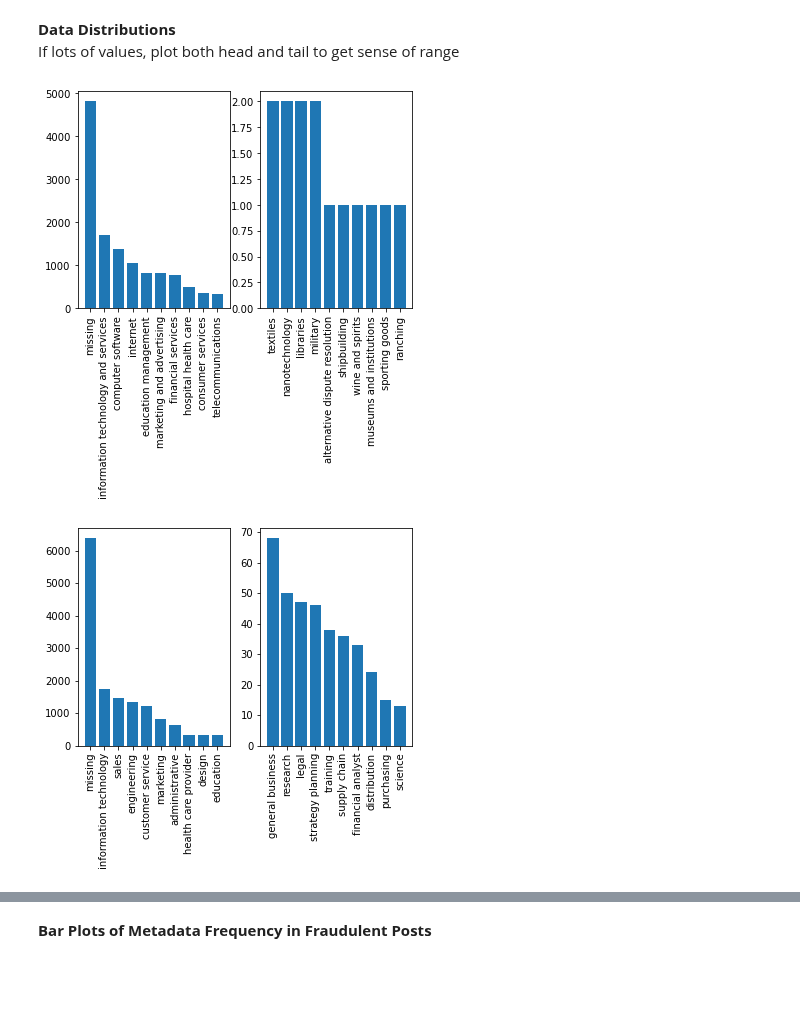
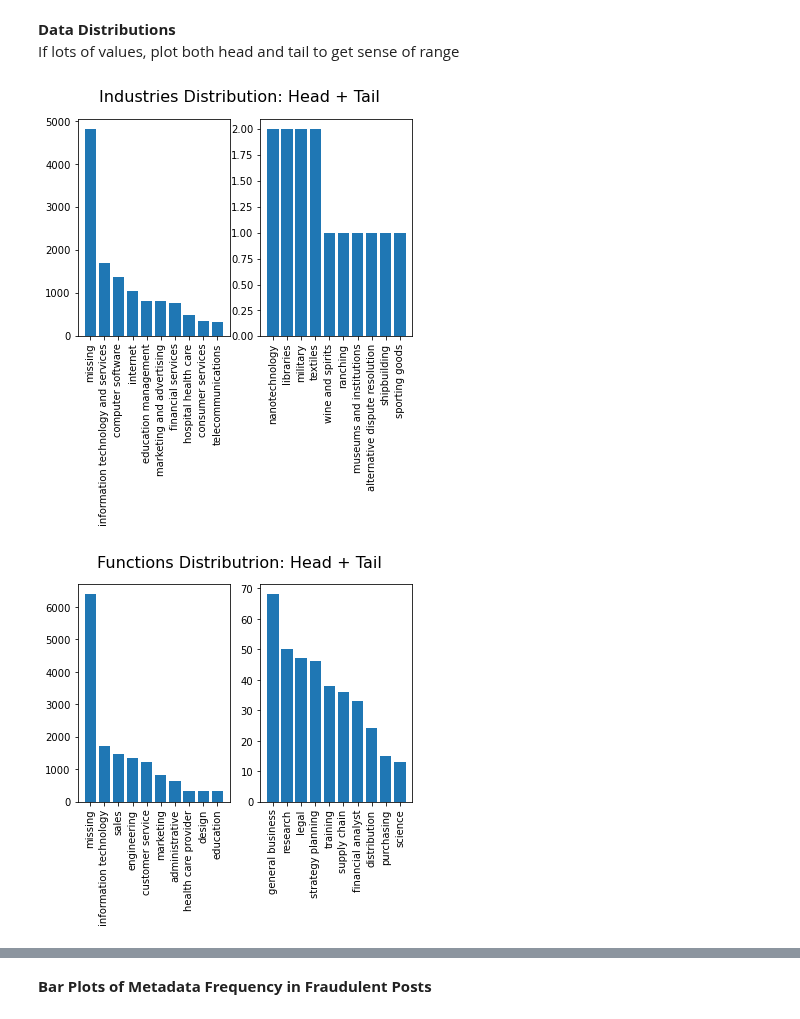
Before and after one commit to anuragkumar/fake-job-posting-prediction, a Jupyter notebook: fake_job_postings.ipynb, the cells around one changed output, grey strips where cells are left out. Cells and saved outputs as stored; diff of their text form; code cells hidden in the pictures; blank space fills up the shorter version.

Commit message:
EDA dist titles + boolean add

```diff
--- a/fake_job_postings.ipynb
+++ b/fake_job_postings.ipynb
@@ -103,7 +103,7 @@ df.fraudulent = pd.to_numeric(df.fraudulent)
 __Data Distributions__
 If lots of values, plot both head and tail to get sense of range
 # %%
-def hist_plt(col, tail = False):
+def hist_plt(col, title, boolean = False, tail = False):
 
     if tail:
         f, (ax1, ax2) = plt.subplots(1, 2, sharey=False)
@@ -113,19 +113,29 @@ def hist_plt(col, tail = False):
         num = 1000
 
     head = df[col].value_counts().head(num)
-    ax1.bar(head.index, head)
-    ax1.set_xticklabels(labels = head.index, rotation=90)
+
+    if boolean == False:
+        ax1.bar(head.index, head)
+        ax1.set_xticklabels(labels = head.index, rotation=90)
+    else:
+        bplt = df[col].value_counts()
+        bplt = bplt.sort_index() # need to be in No, Yes order
+        ax1.bar(bplt.index, bplt)
+        ax1.set_xticks([0, 1])
+        ax1.set_xticklabels(labels = ['No', 'Yes'])
 
     if tail:
         tail = df[col].value_counts().tail(10)
         ax2.bar(tail.index, tail)
         ax2.set_xticklabels(labels = tail.index, rotation=90)
+
+    f.suptitle(title, fontsize=16)
 # %%
-hist_plt('industry', tail = True)
+hist_plt('industry', 'Industries Distribution: Head + Tail', tail = True)
 # %% [output]
-[figure, old version]
+[figure, new version]
 # %%
-hist_plt('function', tail = True)
+hist_plt('function', 'Functions Distributrion: Head + Tail', tail = True)
 # %% [output]
-[figure, old version]
+[figure, new version]
 # %%
```
Also changed, not shown: parts of 10 cells of this notebook.
